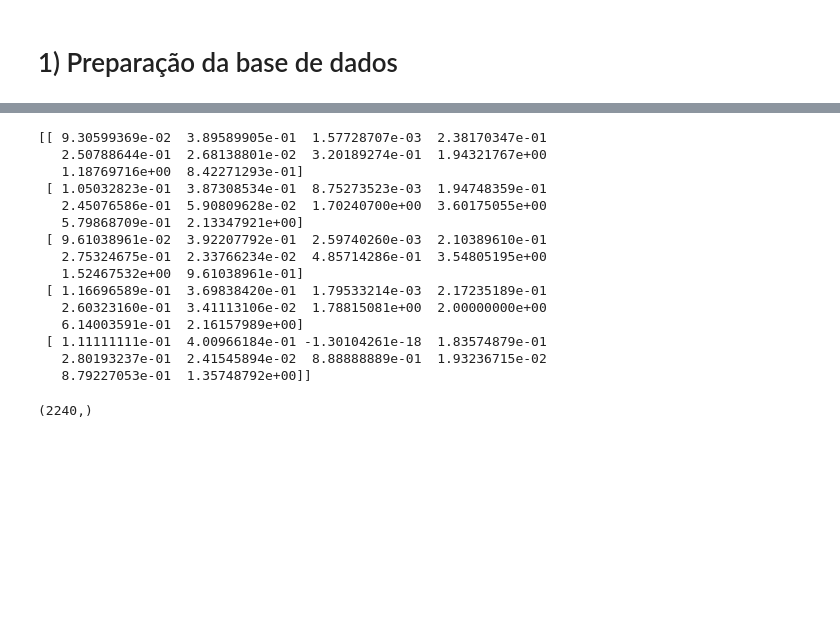
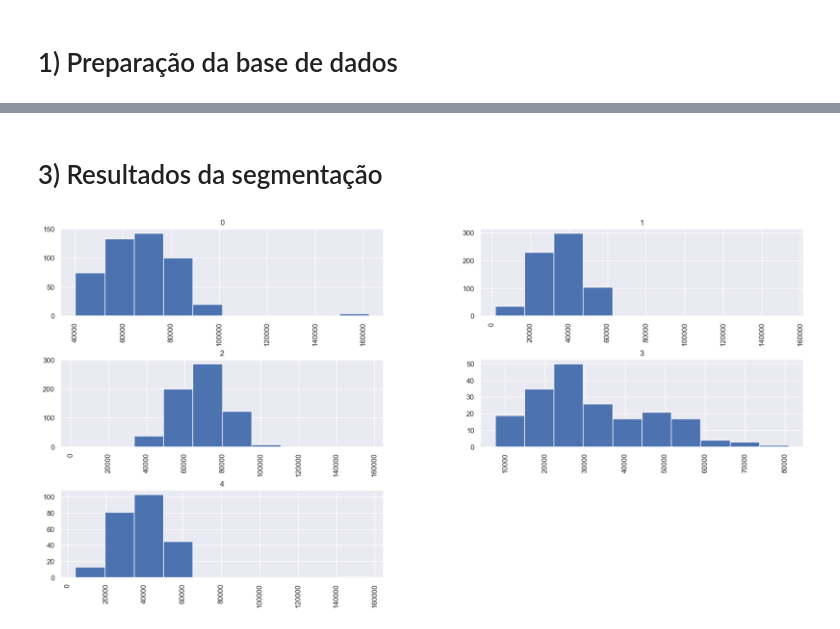
Before and after one commit to victoriaegandolfi/ps, a Jupyter notebook: Processo seletivo - EDA.ipynb, the cells around one changed output, grey strips where cells are left out. Cells and saved outputs as stored; diff of their text form; code cells hidden in the pictures; blank space fills up the shorter version.

```diff
--- a/Processo seletivo - EDA.ipynb
+++ b/Processo seletivo - EDA.ipynb
@@ -383,22 +378,7 @@ array([2, 1, 2, ..., 2, 0, 3])
-# %%
-print(kmeans.cluster_centers_)
-# %% [output]
-[[ 9.30599369e-02  3.89589905e-01  1.57728707e-03  2.38170347e-01
-   2.50788644e-01  2.68138801e-02  3.20189274e-01  1.94321767e+00
-   1.18769716e+00  8.42271293e-01]
- [ 1.05032823e-01  3.87308534e-01  8.75273523e-03  1.94748359e-01
-   2.45076586e-01  5.90809628e-02  1.70240700e+00  3.60175055e+00
-   5.79868709e-01  2.13347921e+00]
- [ 9.61038961e-02  3.92207792e-01  2.59740260e-03  2.10389610e-01
-   2.75324675e-01  2.33766234e-02  4.85714286e-01  3.54805195e+00
-   1.52467532e+00  9.61038961e-01]
- [ 1.16696589e-01  3.69838420e-01  1.79533214e-03  2.17235189e-01
-   2.60323160e-01  3.41113106e-02  1.78815081e+00  2.00000000e+00
-   6.14003591e-01  2.16157989e+00]
- [ 1.11111111e-01  4.00966184e-01 -1.30104261e-18  1.83574879e-01
-   2.80193237e-01  2.41545894e-02  8.88888889e-01  1.93236715e-02
-   8.79227053e-01  1.35748792e+00]]
-# %%
-label.shape
-# %% [output]
-(2240,)
+# %% [markdown]
+# 3) Resultados da segmentação
+# %%
+df.hist(column='Income', by='Cluster', figsize=(20,10))
+plt.show()
+# %% [output]
+[figure, added]
```
Also changed, not shown: parts of 15 cells of this notebook.
